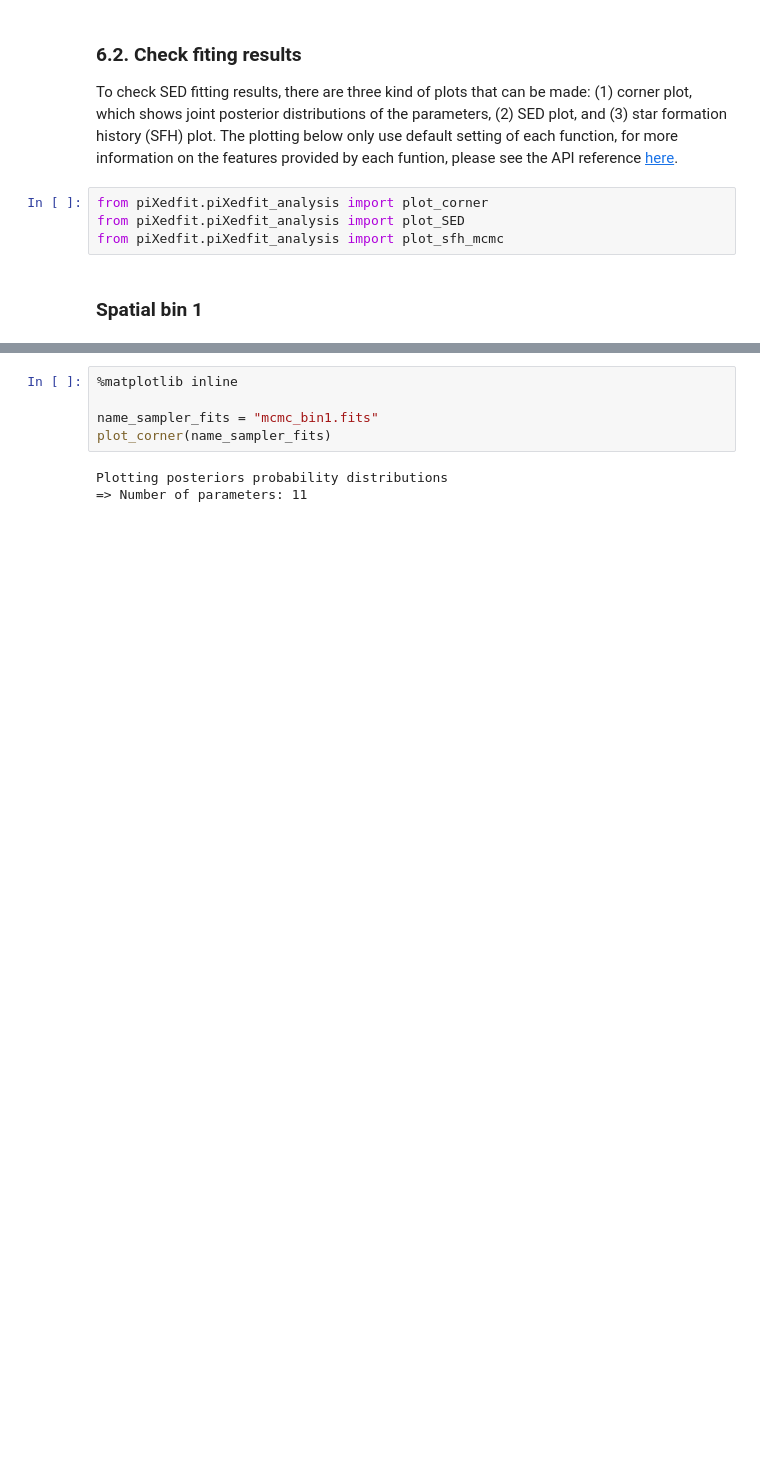
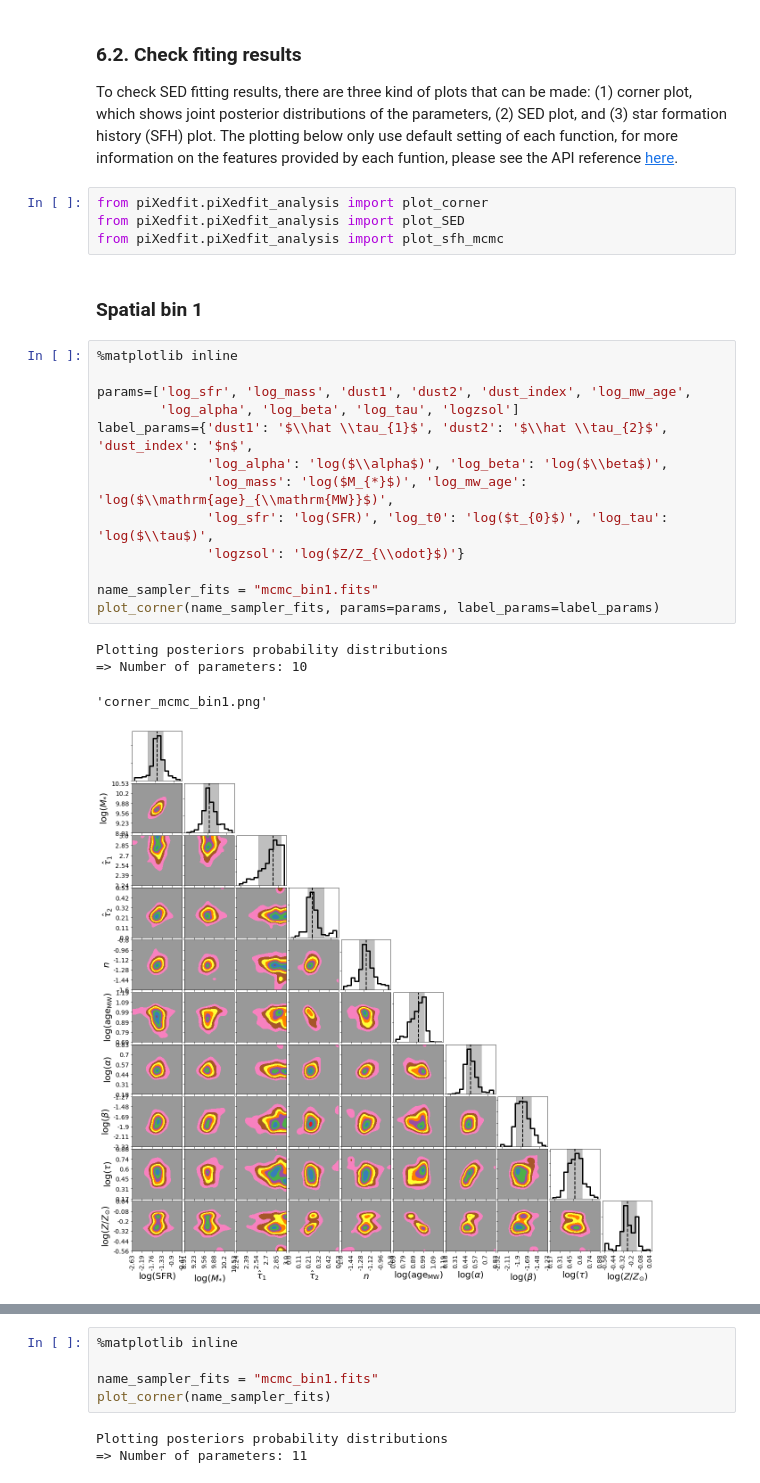
Before and after one commit to aabdurrouf/piXedfit, a Jupyter notebook: examples/FUVtoNIR_CALIFA/Step6_SEDfitting.ipynb, the cells around one changed output, grey strips where cells are left out. Cells and saved outputs as stored; diff of their text form; blank space fills up the shorter version.

```diff
--- a/examples/FUVtoNIR_CALIFA/Step6_SEDfitting.ipynb
+++ b/examples/FUVtoNIR_CALIFA/Step6_SEDfitting.ipynb
@@ -154,3 +154,21 @@ from piXedfit.piXedfit_analysis import plot_SED
 from piXedfit.piXedfit_analysis import plot_sfh_mcmc
 # %% [markdown]
 ### Spatial bin 1
+# %%
+%matplotlib inline
+
+params=['log_sfr', 'log_mass', 'dust1', 'dust2', 'dust_index', 'log_mw_age',
+        'log_alpha', 'log_beta', 'log_tau', 'logzsol']
+label_params={'dust1': '$\\hat \\tau_{1}$', 'dust2': '$\\hat \\tau_{2}$', 'dust_index': '$n$',
+              'log_alpha': 'log($\\alpha$)', 'log_beta': 'log($\\beta$)',
+              'log_mass': 'log($M_{*}$)', 'log_mw_age': 'log($\\mathrm{age}_{\\mathrm{MW}}$)',
+              'log_sfr': 'log(SFR)', 'log_t0': 'log($t_{0}$)', 'log_tau': 'log($\\tau$)',
+              'logzsol': 'log($Z/Z_{\\odot}$)'}
+
+name_sampler_fits = "mcmc_bin1.fits"
+plot_corner(name_sampler_fits, params=params, label_params=label_params)
+# %% [output]
+Plotting posteriors probability distributions
+=> Number of parameters: 10
+'corner_mcmc_bin1.png'
+[figure, added]
```
Also changed, not shown: parts of 2 cells of this notebook, 7 other files.
